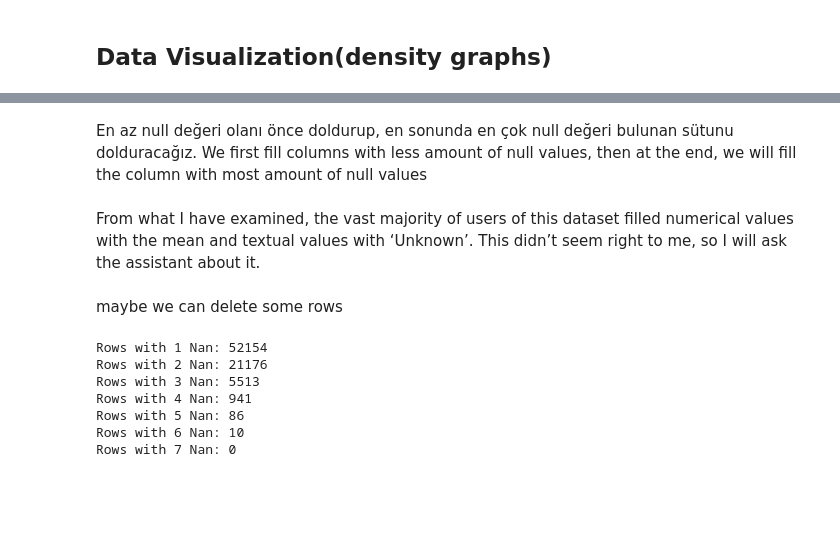
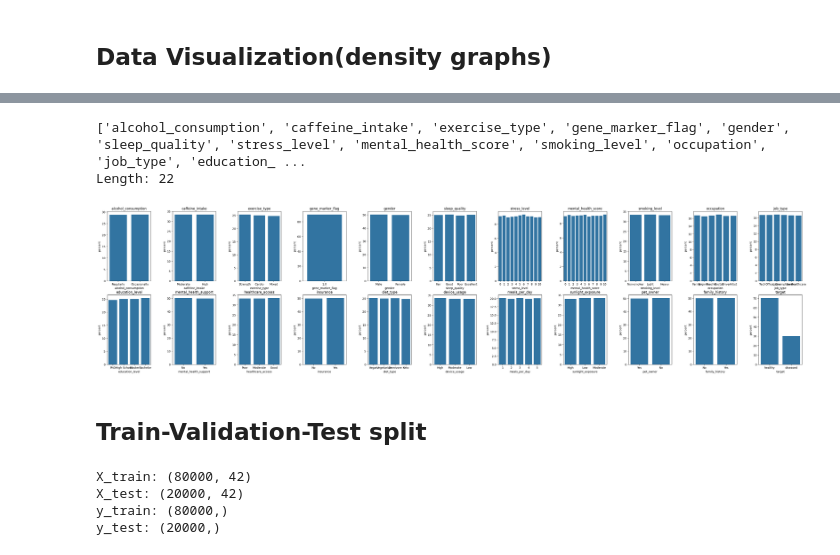
Before and after one commit to OmerTurk1/General-Health-Data-Analysis-and-Management, a Jupyter notebook: health_lifestyle_classification.ipynb, the cells around one changed output, grey strips where cells are left out. Cells and saved outputs as stored; diff of their text form; code cells hidden in the pictures; blank space fills up the shorter version.

```diff
--- a/health_lifestyle_classification.ipynb
+++ b/health_lifestyle_classification.ipynb
@@ -365,3 +367,0 @@ data_info_df[data_info_df["Missing Value"]!=0]
-# %% [markdown]
-En az null değeri olanı önce doldurup, en sonunda en çok null değeri bulunan sütunu dolduracağız.
-We first fill columns with less amount of null values, then at the end, we will fill the column with most amount of null values
@@ -370,15 +368,44 @@ health_df_copy = health_df.copy()
-# %% [markdown]
-From what I have examined, the vast majority of users of this dataset filled numerical values with the mean and textual values with ‘Unknown’. This didn’t seem right to me, so I will ask the assistant about it.
-# %% [markdown]
-maybe we can delete some rows
-# %%
-for i in range(1,8):
- print("Rows with",i,"Nan:",(health_df_copy.isna().sum(axis=1) > i).sum())
-# %% [output]
-Rows with 1 Nan: 52154
-Rows with 2 Nan: 21176
-Rows with 3 Nan: 5513
-Rows with 4 Nan: 941
-Rows with 5 Nan: 86
-Rows with 6 Nan: 10
-Rows with 7 Nan: 0
+# %%
+health_df_categorical_columns = data_info_df[data_info_df['Variable Structure'].str.contains("Ordinal") | data_info_df['Variable Structure'].str.contains("Nominal")]["Variable"]
+health_df_categorical_columns = [i for i in health_df_categorical_columns if i in health_df.columns]
+print(health_df_categorical_columns)
+print("Length:",len(health_df_categorical_columns))
+# %% [output]
+['alcohol_consumption', 'caffeine_intake', 'exercise_type', 'gene_marker_flag', 'gender', 'sleep_quality', 'stress_level', 'mental_health_score', 'smoking_level', 'occupation', 'job_type', 'education_ ...
+Length: 22
+# %%
+# for categorical values
+fig, axs = plt.subplots(2, 11, figsize=(45, 10))
+axs = axs.flatten()
+
+for ax, col in zip(axs, health_df_categorical_columns):
+    sns.countplot(
+        x=col,
+        data=health_df,
+        stat="percent",
+        ax=ax
+    )
+    ax.set_title(col)
+plt.subplots_adjust(wspace=0.5) # renklendirme yap
+# yükseklik önemli değil, dataları kendi içinde sırala
+# %% [output]
+[figure, added]
+# %% [markdown]
+## Train-Validation-Test split
+# %%
+# bu kısmı atlama
+# train valid test için target dengesi lazım
+X = health_df.drop(columns="target")
+y = health_df["target"]
+X_train, X_test, y_train, y_test = train_test_split(
+    X,y,test_size=0.2,random_state=42,stratify=y
+)
+print("X_train:",X_train.shape)
+print("X_test:",X_test.shape)
+print("y_train:",y_train.shape)
+print("y_test:",y_test.shape)
+# %% [output]
+X_train: (80000, 42)
+X_test: (20000, 42)
+y_train: (80000,)
+y_test: (20000,)
```
Also changed, not shown: parts of 18 cells of this notebook.
